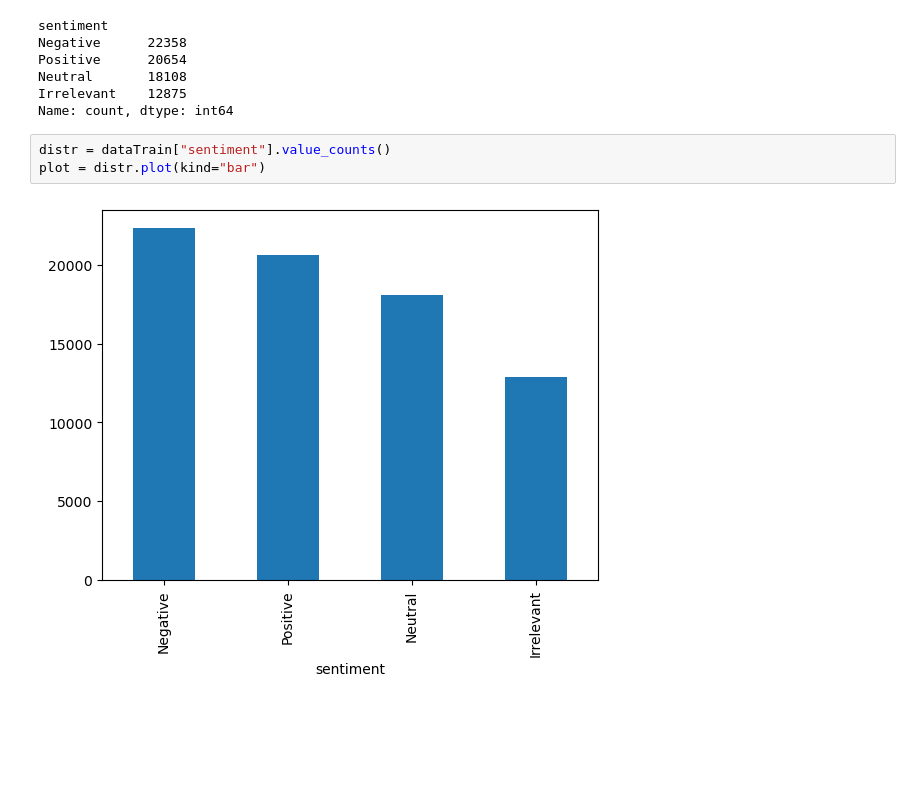
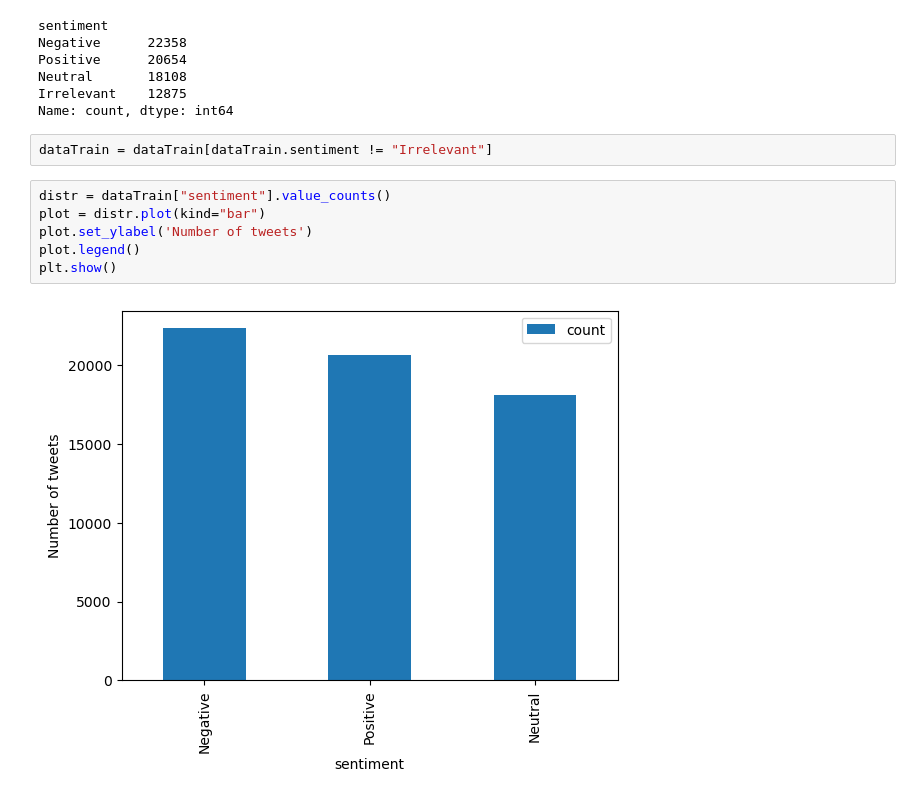
Before and after one commit to nico1008/TwitchBigBrother, a Jupyter notebook: prepareData.ipynb, the cells around one changed output. Saved outputs shown, nothing was run; the diff lists cells and outputs as text; blank space fills up the shorter version.

```diff
--- a/prepareData.ipynb
+++ b/prepareData.ipynb
@@ -57,8 +63,13 @@ Positive      20654
 Neutral       18108
 Irrelevant    12875
 Name: count, dtype: int64
+# %%
+dataTrain = dataTrain[dataTrain.sentiment != "Irrelevant"]
 # %%
 distr = dataTrain["sentiment"].value_counts()
 plot = distr.plot(kind="bar")
+plot.set_ylabel('Number of tweets')
+plot.legend()
+plt.show()
 # %% [output]
-[figure, old version]
+[figure, new version]
```
Also changed, not shown: parts of 3 cells of this notebook.
